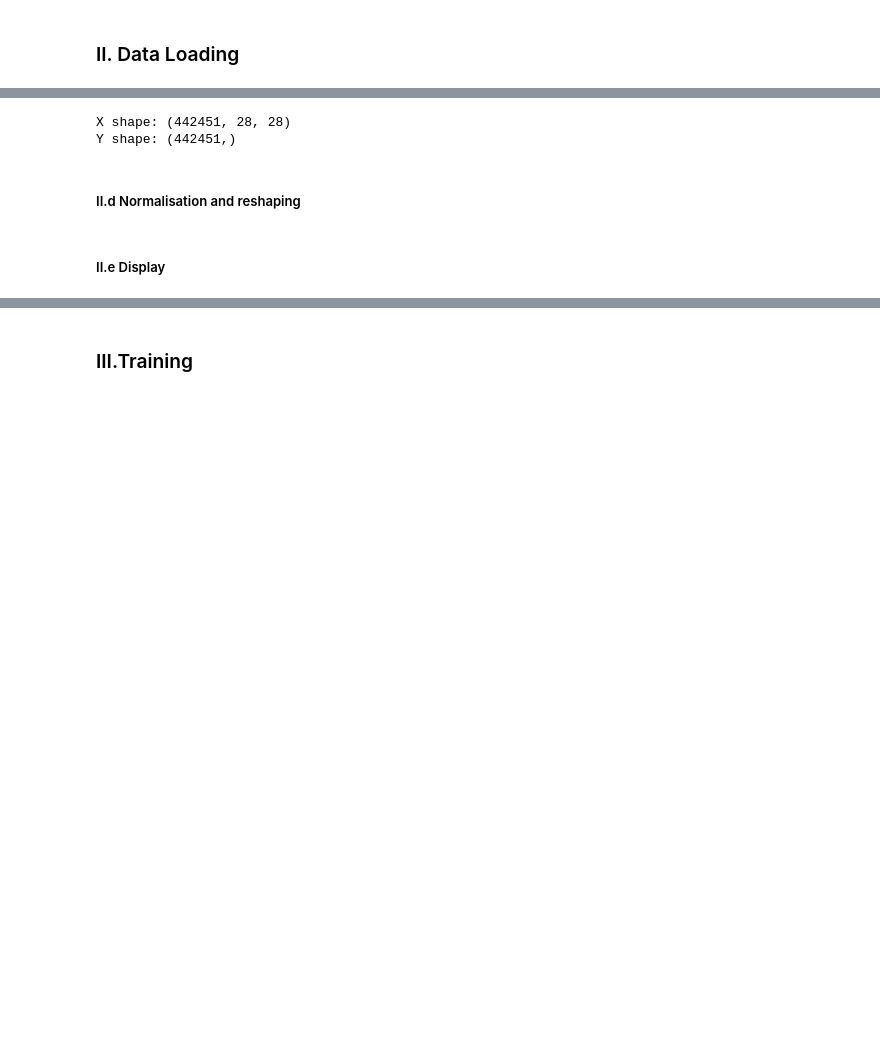
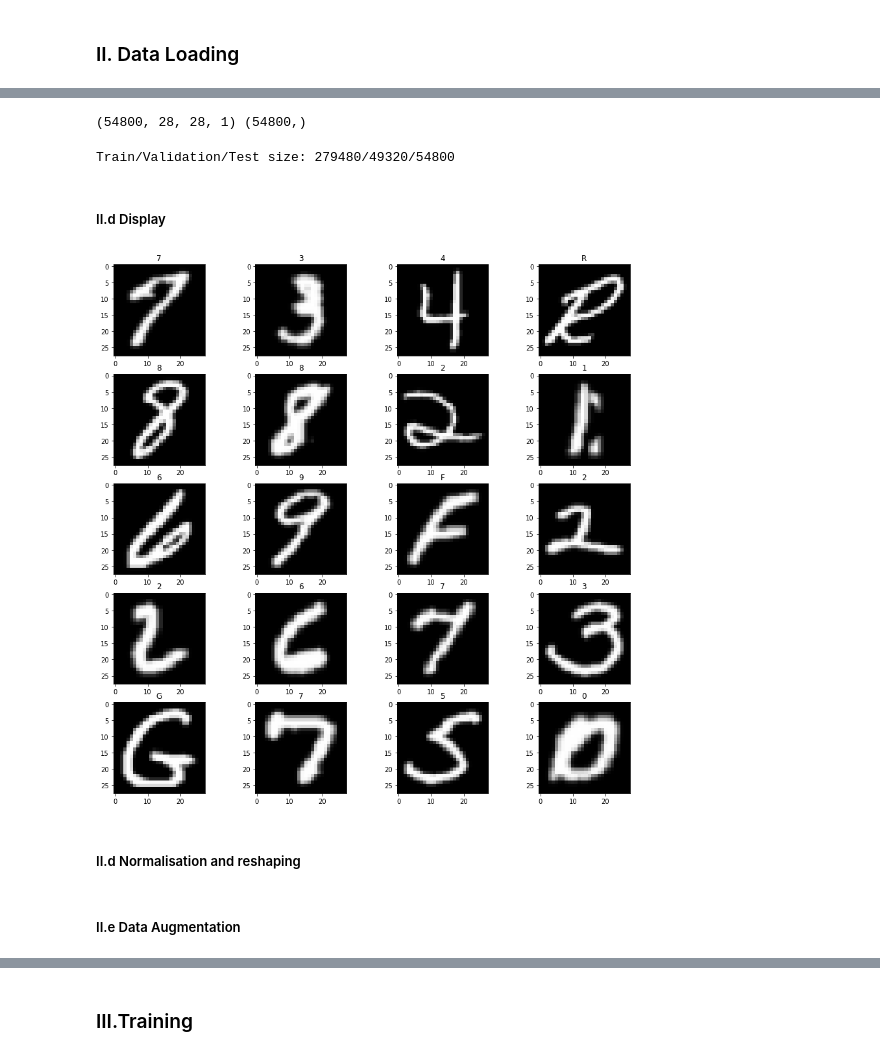
Before and after one commit to EtWnn/CharacterRecognition, a Jupyter notebook: Model_training.ipynb, the cells around one changed output, grey strips where cells are left out. Saved outputs shown, nothing was run; the diff lists cells and outputs as text; code cells hidden in the pictures; blank space fills up the shorter version.

Commit message:
emnist merge

```diff
--- a/Model_training.ipynb
+++ b/Model_training.ipynb
@@ -25,4 +27,12 @@ random_state = 42
 np.random.seed(random_state)
 # %% [markdown]
 ### II. Data Loading
+# %%
+def loadEMNIST(file_path):
+    data = pd.read_csv(file_path,header=None)
+    X = data.iloc[:,1:].values
+    X = X.reshape(X.shape[0], 28, 28, 1)
+    X = np.flip(np.rot90(X, k = 3, axes = (1,2)), axis = 2)
+    y = data.iloc[:,0].values
+    return X, y
 # %% [markdown]
@@ -34 +40,7 @@ digits_y=np.concatenate((y_train,y_test))
+# %%
+X_train, y_train = loadEMNIST("Data/emnist-letters-train.csv")
+y_train = y_train + 9 # digit_labels: [0<->9], letters_labels: [10<->35]
+temp_X, temp_y = loadEMNIST("Data/emnist-digits-train.csv")
+X_train = np.concatenate((X_train, temp_X))
+y_train = np.concatenate((y_train, temp_y))
 # %% [markdown]
@@ -42 +48,5 @@ letters_y=letters_y+10 #digits' labels first
+# %%
+X_train, X_validation, y_train, y_validation = train_test_split(X_train, y_train, train_size = 0.85,
+                                                                random_state = random_state,
+                                                                stratify = y_train, shuffle = True)
 # %% [markdown]
@@ -44,8 +54,15 @@ letters_y=letters_y+10 #digits' labels first
-# %%
-X = np.concatenate((digits_X, letters_X))
-y = np.concatenate((digits_y, letters_y))
-print(f"X shape: {X.shape}")
-print(f"Y shape: {y.shape}")
-# %% [output]
-X shape: (442451, 28, 28)
-Y shape: (442451,)
+# %%
+X_test, y_test = loadEMNIST("Data/emnist-letters-test.csv")
+y_test = y_test + 9 # digit_labels: [0<->9], letters_labels: [10<->35]
+temp_X, temp_y = loadEMNIST("Data/emnist-digits-test.csv")
+X_test = np.concatenate((X_test, temp_X))
+y_test = np.concatenate((y_test, temp_y))
+print(X_test.shape, y_test.shape)
+# %% [output]
+(54800, 28, 28, 1) (54800,)
+# %%
+print(f"Train/Validation/Test size: {X_train.shape[0]}/{X_validation.shape[0]}/{X_test.shape[0]}")
+# %% [output]
+Train/Validation/Test size: 279480/49320/54800
+# %% [markdown]
+##### II.d Display
@@ -52,2 +74,14 @@ Y shape: (442451,)
+# %%
+fig=plt.figure(figsize=(15, 15))
+columns = 4
+rows = 5
+for i in range(1, columns*rows +1):
+    fig.add_subplot(rows, columns, i)
+    i_img = np.random.randint(0, X_train.shape[0])
+    plt.imshow(X_train[i_img].reshape(28,28), cmap='gray', vmin=0, vmax=255)
+    plt.title(labelToChar(y_train[i_img]))
+plt.show()
+# %% [output]
+[figure, added]
 # %% [markdown]
 ##### II.d Normalisation and reshaping
@@ -57,2 +97,2 @@ X = X.reshape(X.shape[0], 28, 28, 1) #for keras
 # %% [markdown]
-##### II.e Display
+##### II.e Data Augmentation
```
Also changed, not shown: parts of 17 cells of this notebook, 1 other file.
